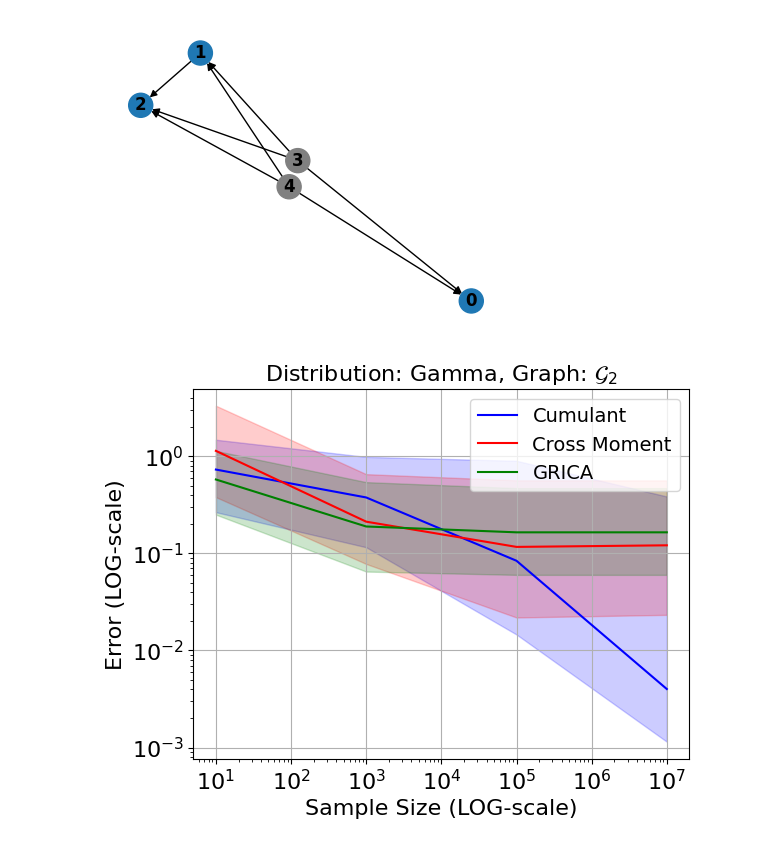
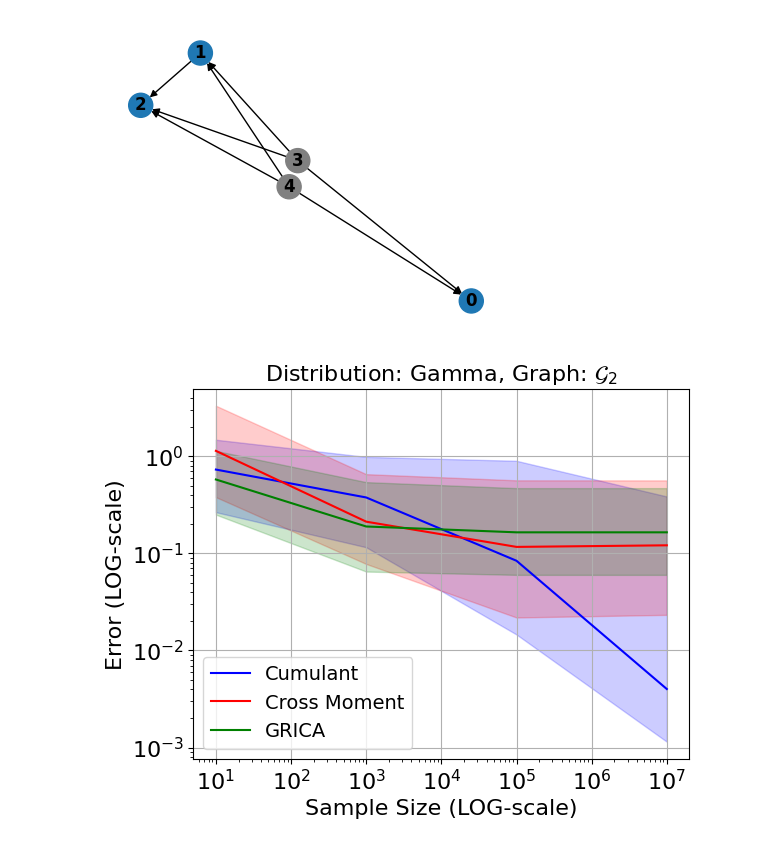
Before and after one commit to danieletramontano/CEId-from-Moments, a Jupyter notebook: cm_simulations.ipynb, the cells around one changed output. Saved outputs shown, nothing was run; the diff lists cells and outputs as text; code cells hidden in the pictures.

```diff
--- a/cm_simulations.ipynb
+++ b/cm_simulations.ipynb
@@ -297,34 +297,34 @@ plt.rc('figure', titlesize=BIGGER_SIZE)
 # Plot the mean results
 plt.yscale('log')
 plt.xscale('log')
 plt.plot(median_results.index, median_results["Error"],
          label='Cumulant',
          color = "blue")
 
 plt.fill_between(median_results.index, quantile_results["Error"], quantile_results2["Error"], alpha=0.2, color = "blue")
 
 plt.plot(median_results.index, median_results["Cross Moment Error"],
             label='Cross Moment',
             color = "red")
 
 plt.fill_between(median_results.index, quantile_results["Cross Moment Error"], quantile_results2["Cross Moment Error"], alpha=0.2, color = "red")
 
 plt.plot(median_results.index, median_results["GRICA Error"],
             label='GRICA',
             color = "green")
 
 plt.fill_between(median_results.index, quantile_results["GRICA Error"], quantile_results2["GRICA Error"], alpha=0.2, color = "green")
 
 
 plt.xlabel('Sample Size (LOG-scale)')
 plt.ylabel('Error (LOG-scale)')
 plt.title(f"Distribution: Gamma, Graph: $\mathcal{{G}}_2$")
 plt.legend()
-plt.legend(loc="upper right")
+plt.legend(loc="lower left")
 plt.grid()
 plt.savefig("Figures/gamma_G2_samples_vs_err.png", bbox_inches="tight")
 plt.show()
 # %% [output]
-[figure, old version]
+[figure, new version]
 # %%
 results_df_2_latents.to_csv('Data/cm_2_latent.csv', index=False)
```
Also changed, not shown: parts of 1 cell of this notebook, 3 other files.
